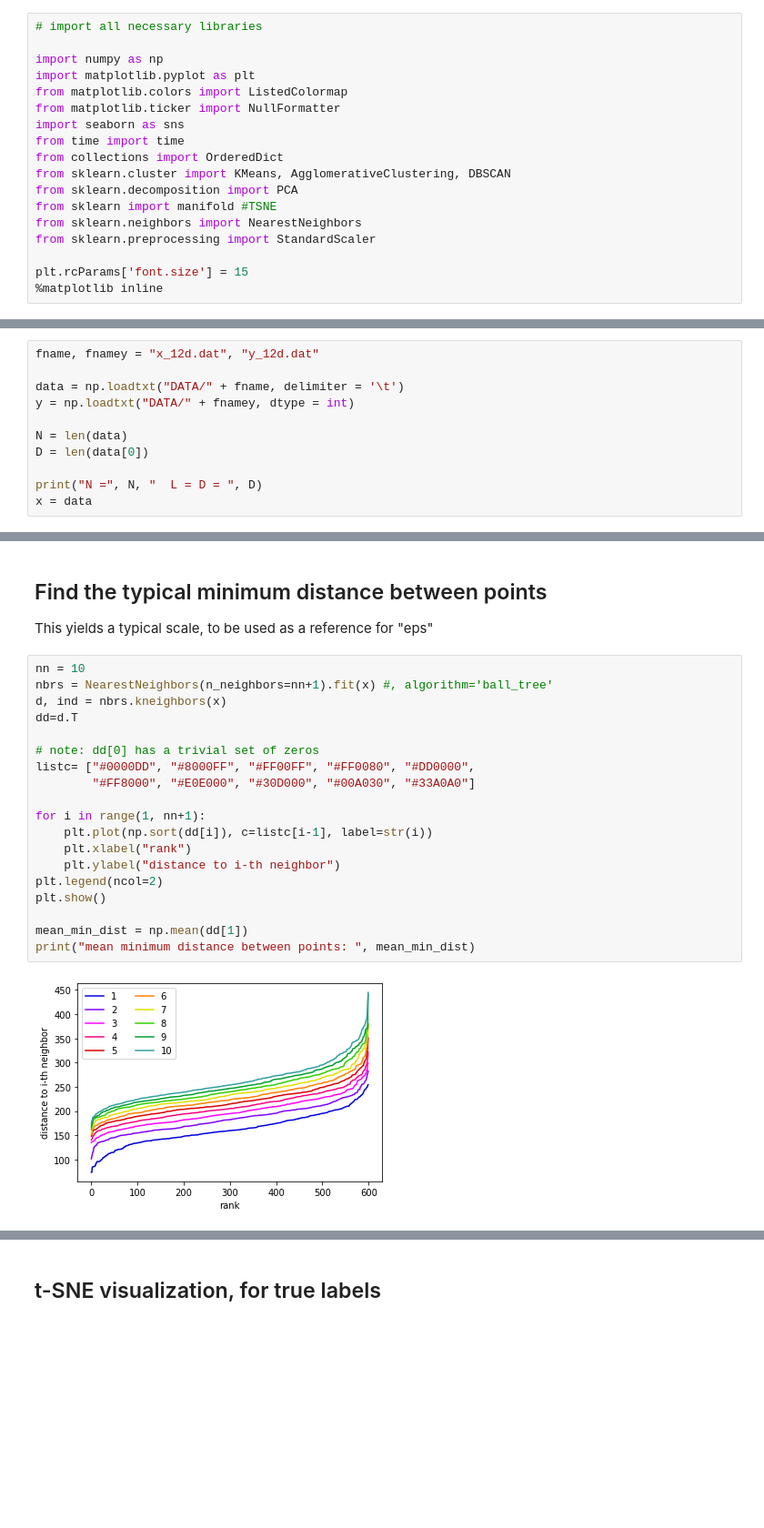
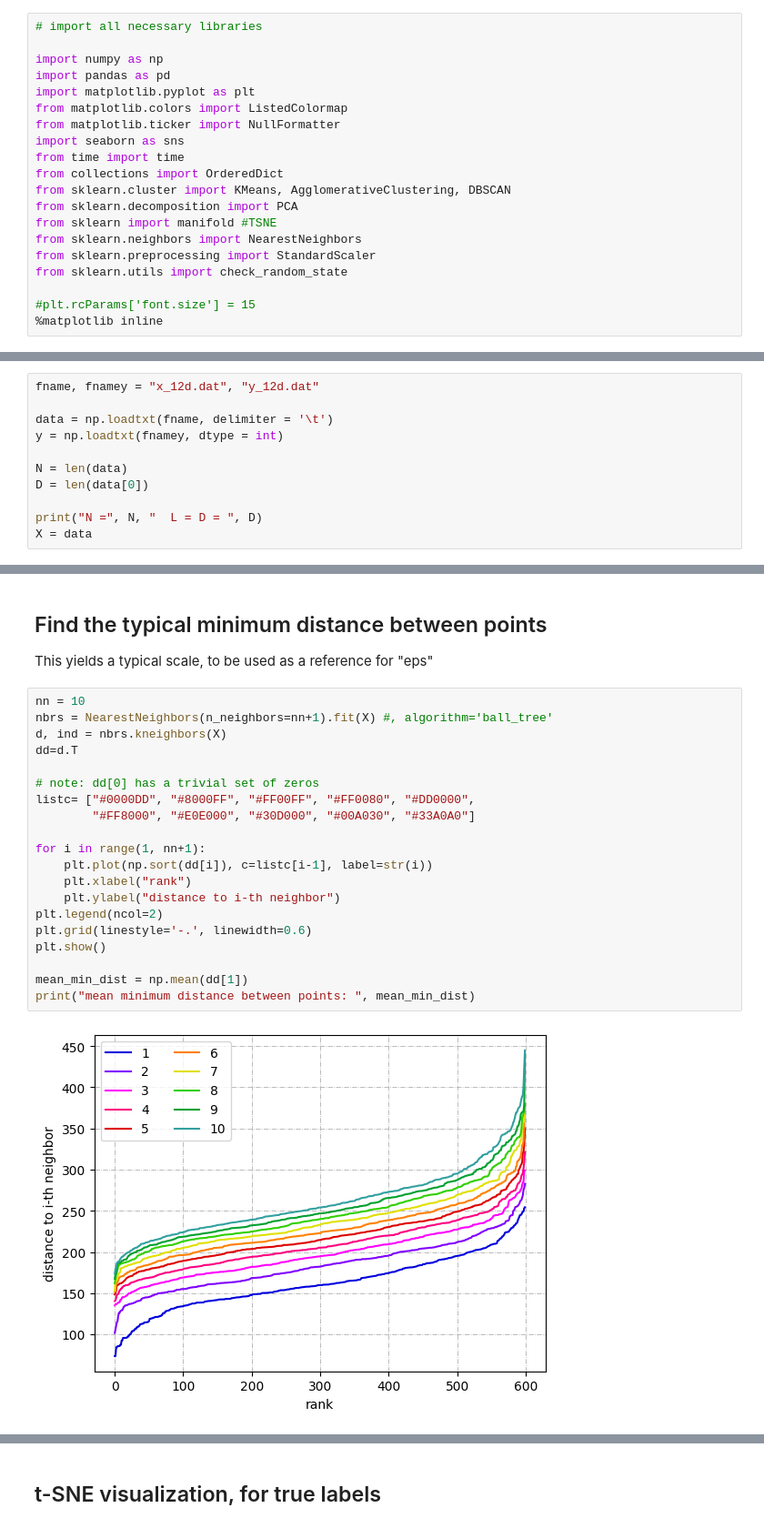
Before and after one commit to cpthooman/Laboratory_of_Computational_Physics_B, a Jupyter notebook: Ex2/group2307_exercise2.ipynb, the cells around one changed output, grey strips where cells are left out. Shown at 91% size. Cells and saved outputs as stored; diff of their text form; blank space fills up the shorter version.

```diff
--- a/Ex2/group2307_exercise2.ipynb
+++ b/Ex2/group2307_exercise2.ipynb
@@ -9,6 +9,7 @@
 # import all necessary libraries
 
 import numpy as np
+import pandas as pd
 import matplotlib.pyplot as plt
 from matplotlib.colors import ListedColormap
 from matplotlib.ticker import NullFormatter
@@ -20,8 +21,9 @@ from sklearn.decomposition import PCA
 from sklearn import manifold #TSNE
 from sklearn.neighbors import NearestNeighbors
 from sklearn.preprocessing import StandardScaler
+from sklearn.utils import check_random_state
 
-plt.rcParams['font.size'] = 15
+#plt.rcParams['font.size'] = 15
 %matplotlib inline
 # %% [markdown]
 ## Data and labels
@@ -29,14 +69,14 @@ In this example we know the labels, hence we can test the performances of t-SNE
 # %%
 fname, fnamey = "x_12d.dat", "y_12d.dat"
 
-data = np.loadtxt("DATA/" + fname, delimiter = '\t')
-y = np.loadtxt("DATA/" + fnamey, dtype = int)
+data = np.loadtxt(fname, delimiter = '\t')
+y = np.loadtxt(fnamey, dtype = int)
 
 N = len(data)
 D = len(data[0])
 
 print("N =", N, "  L = D = ", D)
-x = data
+X = data
 # %% [output]
 N = 600   L = D =  12
 # %% [markdown]
@@ -44,25 +84,26 @@ N = 600   L = D =  12
 This yields a typical scale, to be used as a reference for "eps"
 # %%
 nn = 10
-nbrs = NearestNeighbors(n_neighbors=nn+1).fit(x) #, algorithm='ball_tree'
-d, ind = nbrs.kneighbors(x)
+nbrs = NearestNeighbors(n_neighbors=nn+1).fit(X) #, algorithm='ball_tree'
+d, ind = nbrs.kneighbors(X)
 dd=d.T
 
 # note: dd[0] has a trivial set of zeros
 listc= ["#0000DD", "#8000FF", "#FF00FF", "#FF0080", "#DD0000",
         "#FF8000", "#E0E000", "#30D000", "#00A030", "#33A0A0"]
 
 for i in range(1, nn+1):
     plt.plot(np.sort(dd[i]), c=listc[i-1], label=str(i))
     plt.xlabel("rank")
     plt.ylabel("distance to i-th neighbor")
 plt.legend(ncol=2)
+plt.grid(linestyle='-.', linewidth=0.6)
 plt.show()
 
 mean_min_dist = np.mean(dd[1])
 print("mean minimum distance between points: ", mean_min_dist)
 # %% [output]
-[figure, old version]
+[figure, new version]
 mean minimum distance between points:  162.34622464324366
 # %% [markdown]
 ## t-SNE visualization, for true labels
```
Also changed, not shown: parts of 29 cells of this notebook, 2 other files.
